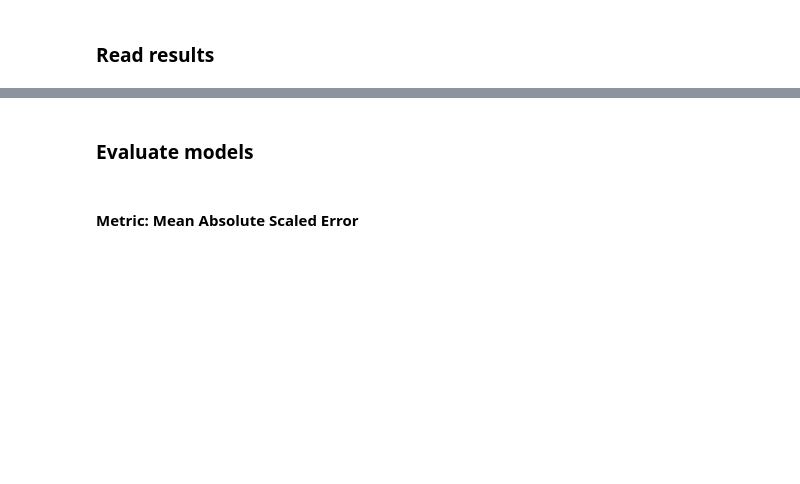
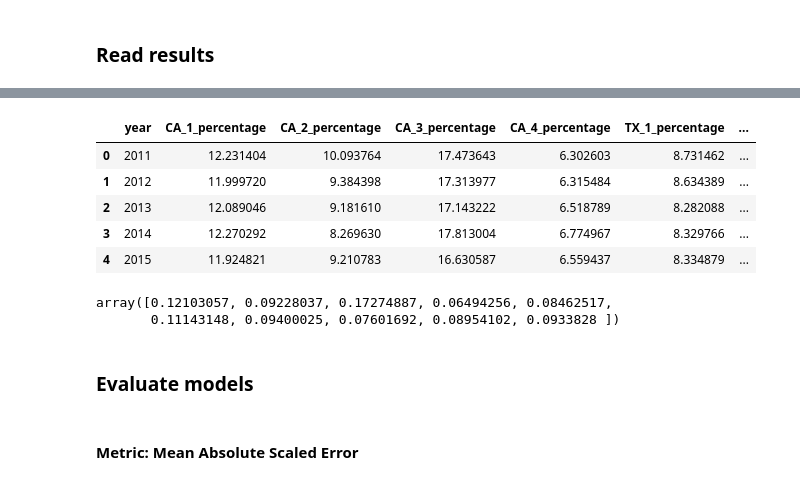
Before and after one commit to DucTrung1802/seminar_1, a Jupyter notebook: Evaluation/model_evaluation.ipynb, the cells around one changed output, grey strips where cells are left out. Cells and saved outputs as stored; diff of their text form; code cells hidden in the pictures; blank space fills up the shorter version.

```diff
--- a/Evaluation/model_evaluation.ipynb
+++ b/Evaluation/model_evaluation.ipynb
@@ -266,3 +419,37 @@ if not result_list:
+# %%
+# Create a copy of the original DataFrame with only the 'year' column
+revenue_by_year_df_2011_2015_percentage = revenue_by_year_df_2011_2015[["year"]].copy()
+
+# Compute total revenue for each year
+total_revenue = revenue_by_year_df_2011_2015.iloc[:, 1:].sum(axis=1)
+
+# Calculate percentage for each state efficiently
+state_columns = revenue_by_year_df_2011_2015.columns[1:]
+revenue_by_year_df_2011_2015_percentage[state_columns + "_percentage"] = (
+    revenue_by_year_df_2011_2015[state_columns].div(total_revenue, axis=0) * 100
+)
+
+# Display the result
+revenue_by_year_df_2011_2015_percentage
+# %% [output]
+|  | year | CA_1_percentage | CA_2_percentage | CA_3_percentage | CA_4_percentage | TX_1_percentage | ... |
+| 0 | 2011 | 12.231404 | 10.093764 | 17.473643 | 6.302603 | 8.731462 | ... |
+| 1 | 2012 | 11.999720 | 9.384398 | 17.313977 | 6.315484 | 8.634389 | ... |
+| 2 | 2013 | 12.089046 | 9.181610 | 17.143222 | 6.518789 | 8.282088 | ... |
+| 3 | 2014 | 12.270292 | 8.269630 | 17.813004 | 6.774967 | 8.329766 | ... |
+| 4 | 2015 | 11.924821 | 9.210783 | 16.630587 | 6.559437 | 8.334879 | ... |
+# %%
+revenue_by_year_df_2011_2015_weight = revenue_by_year_df_2011_2015_percentage.drop(
+    columns="year"
+).sum(axis=0)
+total_revenue = revenue_by_year_df_2011_2015_weight.sum()
+revenue_by_year_df_2011_2015_weight = (
+    revenue_by_year_df_2011_2015_weight / total_revenue
+).to_numpy()
+revenue_by_year_df_2011_2015_weight
+# %% [output]
+array([0.12103057, 0.09228037, 0.17274887, 0.06494256, 0.08462517,
+       0.11143148, 0.09400025, 0.07601692, 0.08954102, 0.0933828 ])
 # %% [markdown]
 ### Evaluate models
 # %% [markdown]
```
Also changed, not shown: parts of 18 cells of this notebook.
